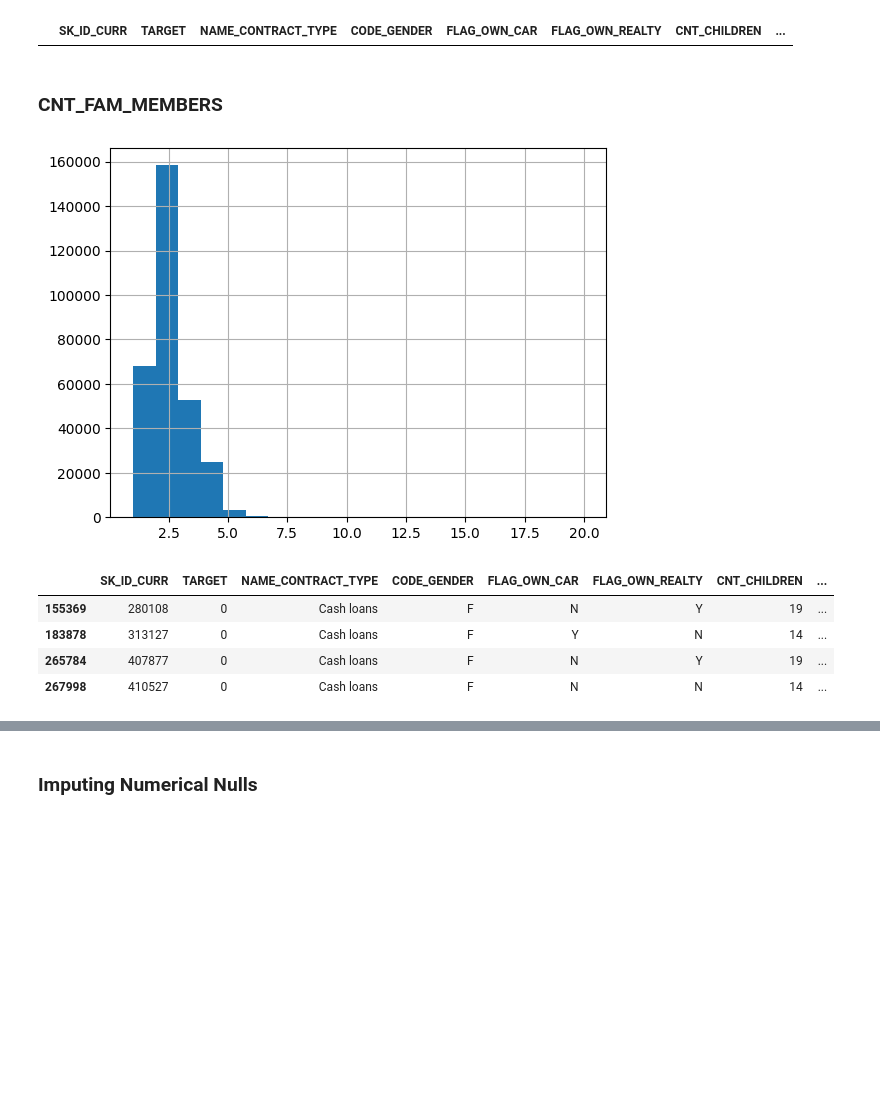
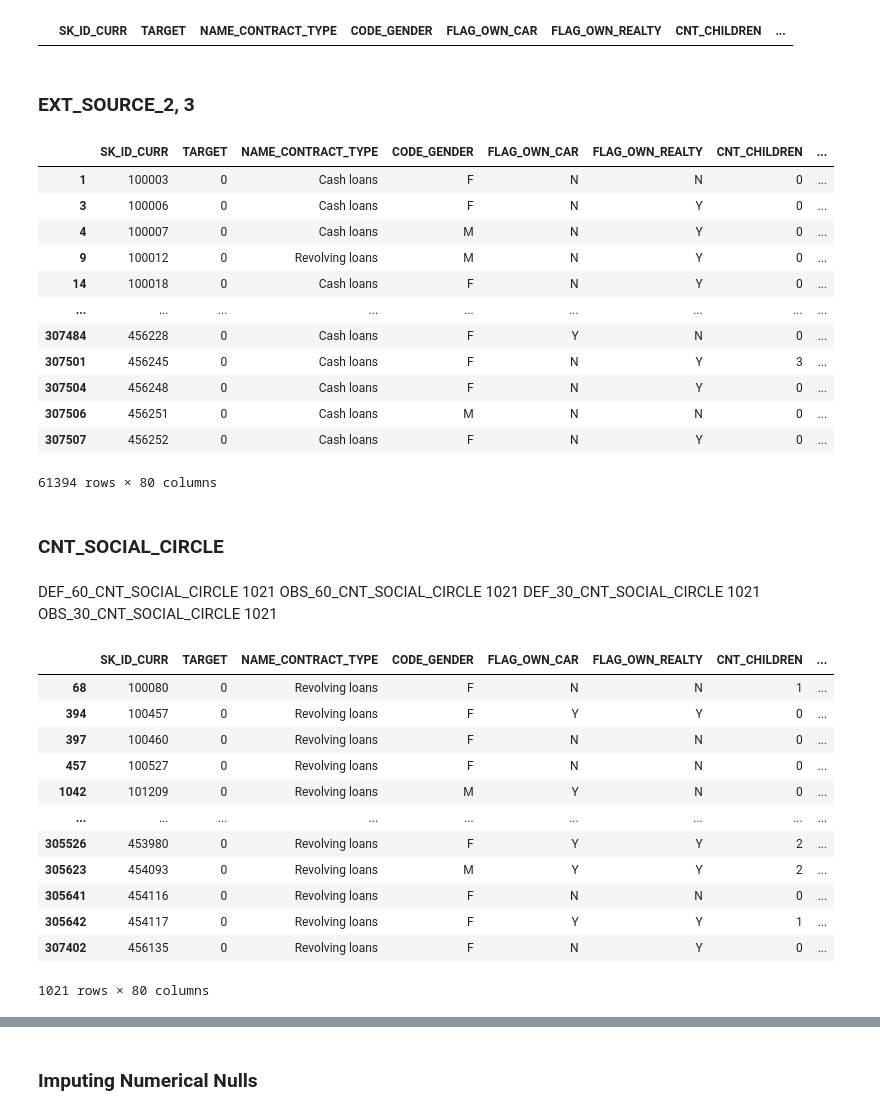
Before and after one commit to tifaniehtsai/HomeCreditDefaultRisk, a Jupyter notebook: HCDR.ipynb, the cells around one changed output, grey strips where cells are left out. Saved outputs shown, nothing was run; the diff lists cells and outputs as text; code cells hidden in the pictures; blank space fills up the shorter version.

```diff
--- a/HCDR.ipynb
+++ b/HCDR.ipynb
@@ -522,0 +548,2 @@ num_describe
+# %%
+df.drop(columns='DAYS_LAST_PHONE_CHANGE', axis = 1, inplace = True)
@@ -522,0 +566,2 @@ num_describe
+# %%
+df.drop([155369,183878,265784,267998], inplace = True)
@@ -607,17 +686,44 @@ For example, when doing 'df[col].method(value, inplace=True)', try using 'df.met
 df[df['DAYS_EMPLOYED']==365243]
 # %% [output]
 |  | SK_ID_CURR | TARGET | NAME_CONTRACT_TYPE | CODE_GENDER | FLAG_OWN_CAR | FLAG_OWN_REALTY | CNT_CHILDREN | ... |
+# %% [markdown]
+### EXT_SOURCE_2, 3
+# %%
+df[df['EXT_SOURCE_2'].isnull() | df['EXT_SOURCE_3'].isnull()]
+# %% [output]
+|  | SK_ID_CURR | TARGET | NAME_CONTRACT_TYPE | CODE_GENDER | FLAG_OWN_CAR | FLAG_OWN_REALTY | CNT_CHILDREN | ... |
+| 1 | 100003 | 0 | Cash loans | F | N | N | 0 | ... |
+| 3 | 100006 | 0 | Cash loans | F | N | Y | 0 | ... |
+| 4 | 100007 | 0 | Cash loans | M | N | Y | 0 | ... |
+| 9 | 100012 | 0 | Revolving loans | M | N | Y | 0 | ... |
+| 14 | 100018 | 0 | Cash loans | F | N | Y | 0 | ... |
+| ... | ... | ... | ... | ... | ... | ... | ... | ... |
+| 307484 | 456228 | 0 | Cash loans | F | Y | N | 0 | ... |
+| 307501 | 456245 | 0 | Cash loans | F | N | Y | 3 | ... |
+| 307504 | 456248 | 0 | Cash loans | F | N | Y | 0 | ... |
+| 307506 | 456251 | 0 | Cash loans | M | N | N | 0 | ... |
+| 307507 | 456252 | 0 | Cash loans | F | N | Y | 0 | ... |
+61394 rows × 80 columns
 # %% [markdown]
-### CNT_FAM_MEMBERS
+### CNT_SOCIAL_CIRCLE
-# %%
-df['CNT_FAM_MEMBERS'].hist(bins = 20);
-# %% [output]
-[figure, removed]
+# %% [markdown]
+DEF_60_CNT_SOCIAL_CIRCLE          1021
+OBS_60_CNT_SOCIAL_CIRCLE          1021
+DEF_30_CNT_SOCIAL_CIRCLE          1021
+OBS_30_CNT_SOCIAL_CIRCLE          1021
 # %%
-df[df['CNT_FAM_MEMBERS']>15]
+df[df['DEF_60_CNT_SOCIAL_CIRCLE'].isnull()]
 # %% [output]
 |  | SK_ID_CURR | TARGET | NAME_CONTRACT_TYPE | CODE_GENDER | FLAG_OWN_CAR | FLAG_OWN_REALTY | CNT_CHILDREN | ... |
-| 155369 | 280108 | 0 | Cash loans | F | N | Y | 19 | ... |
-| 183878 | 313127 | 0 | Cash loans | F | Y | N | 14 | ... |
-| 265784 | 407877 | 0 | Cash loans | F | N | Y | 19 | ... |
-| 267998 | 410527 | 0 | Cash loans | F | N | N | 14 | ... |
+| 68 | 100080 | 0 | Revolving loans | F | N | N | 1 | ... |
+| 394 | 100457 | 0 | Revolving loans | F | Y | Y | 0 | ... |
+| 397 | 100460 | 0 | Revolving loans | F | N | N | 0 | ... |
+| 457 | 100527 | 0 | Revolving loans | F | N | N | 0 | ... |
+| 1042 | 101209 | 0 | Revolving loans | M | Y | N | 0 | ... |
+| ... | ... | ... | ... | ... | ... | ... | ... | ... |
+| 305526 | 453980 | 0 | Revolving loans | F | Y | Y | 2 | ... |
+| 305623 | 454093 | 0 | Revolving loans | M | Y | Y | 2 | ... |
+| 305641 | 454116 | 0 | Revolving loans | F | N | N | 0 | ... |
+| 305642 | 454117 | 0 | Revolving loans | F | Y | Y | 1 | ... |
+| 307402 | 456135 | 0 | Revolving loans | F | N | Y | 0 | ... |
+1021 rows × 80 columns
```
Also changed, not shown: parts of 26 cells of this notebook.
